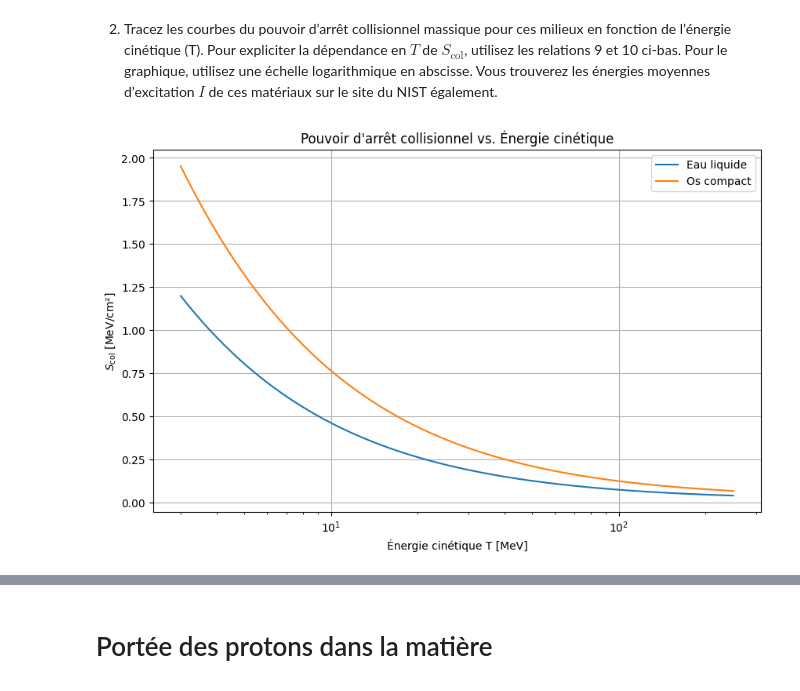
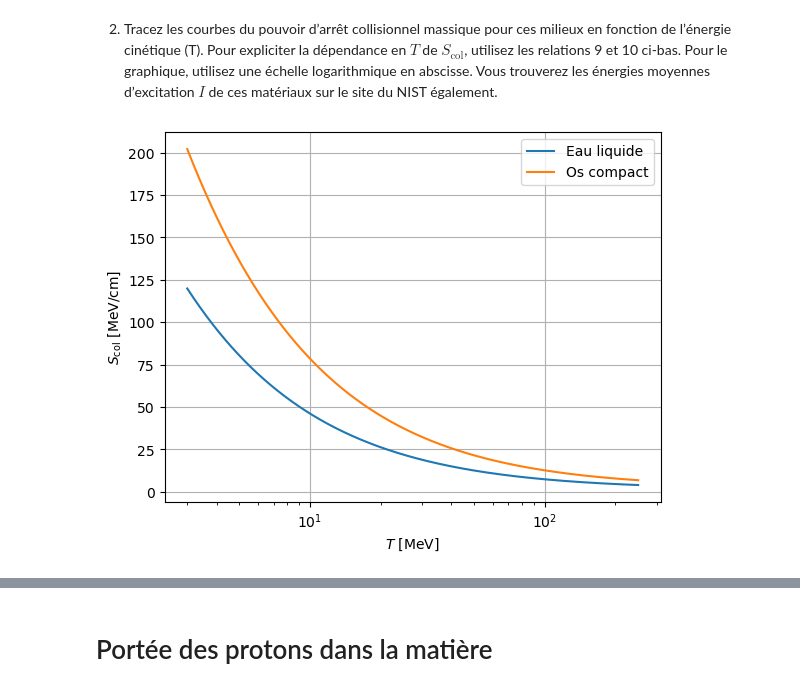
Before and after one commit to Antetokounpo/PhysNum-TP, a Jupyter notebook: tp1.ipynb, the cells around one changed output, grey strips where cells are left out. Drawn from its saved outputs; the diff is of its cells as text; code cells hidden in the pictures.

```diff
--- a/tp1.ipynb
+++ b/tp1.ipynb
@@ -15,12 +15,12 @@ def n_e(rho, Zs, As, ws):
     return rho / 1.660539066e-27 * sum([Z/A*w for Z, A, w in zip(Zs, As, ws)])
 
 # Eau liquide
-n_e_liquid_water = n_e(1.0, [1, 8], [1.0080, 15.999], [0.111894, 0.888106])
+n_e_liquid_water = n_e(1.0*1e3, [1, 8], [1.0080, 15.999], [0.111894, 0.888106])
 print(f"Eau liquide : {n_e_liquid_water} m^-3")
 
 # Os
 n_e_compact_bone = n_e(
-    1.85, [1, 6, 7, 8, 12, 15, 16, 20],
+    1.85*1e3, [1, 6, 7, 8, 12, 15, 16, 20],
     [1.008, 12.011, 14.007, 15.999, 24.305, 30.973762, 32.07, 40.08],
     [0.063984, 0.278000, 0.027000, 0.410016, 0.002000, 0.070000, 0.002000, 0.147000])
 print(f"Os compact : {n_e_compact_bone} m^-3")
@@ -33,65 +33,56 @@ l’énergie cinétique (T). Pour expliciter la dépendance en $T$ de $S_{\text{
 10 ci-bas. Pour le graphique, utilisez une échelle logarithmique en abscisse. Vous trouverez les
 énergies moyennes d’excitation $I$ de ces matériaux sur le site du NIST également.
 # %%
+import matplotlib.pyplot as plt
 import numpy as np
-import matplotlib.pyplot as plt
 
-# Constantes physiques en SI
-r_e = 2.8179403227e-15  # m
-m_e = 9.1093837139e-31  # kg
-m_p = 1.67262192595e-27  # kg
-c = 3e8  # m/s
-J_in_eV = 1.602176634e-19  # J/eV
+r_e = 2.8179403227e-15 # m
+m_e = 9.1093837139e-31 # kg
+m_p = 1.67262192595e-27 # kg
+c = 3e8 # m/s
+J_par_eV = 1.602176634e-19 # J/eV
+
 
 def gamma(T):
-    """Facteur relativiste γ"""
     return T / (m_p*c**2) + 1
 
 def beta_squared(T):
-    """β² calculé directement"""
-    g = gamma(T)
-    return (g**2 - 1) / g**2
+    return (gamma(T)**2 - 1) / gamma(T)**2
 
-def T_e_max(T):
-    """Énergie maximale transférable en J"""
-    g = gamma(T)
-    return 2 * m_e * c**2 * (g**2 - 1) / (1 + 2 * g * m_e/m_p + (m_e/m_p)**2)
+def T_e_max(T): # J
+    return 2 * m_e * c**2 * (gamma(T)**2 - 1) / (1 + 2 * gamma(T) * m_e/m_p + (m_e/m_p)**2)
 
-def S_col(T, n_e, I):
-    """Pouvoir d'arrêt collisionnel en J/m²"""
-    b2 = beta_squared(T)
-    g = gamma(T)
-
-    term1 = 2*np.pi * r_e**2 * m_e * c**2 * n_e / b2
-    term2 = np.log(2 * m_e * c**2 * b2 * g**2 * T_e_max(T) / I**2)
-    term3 = 2*b2
+def S_col(T, n_e, I): # [J/m]
+    term1 = 2*np.pi * r_e**2* m_e * c**2 * n_e / beta_squared(T)
+    term2 = np.log(2 * m_e * c**2 * beta_squared(T) * gamma(T)**2 * T_e_max(T) / I**2)
+    term3 = 2*beta_squared(T)
 
     return term1 * (term2 - term3)
 
-# Paramètres physiques
-n_e_water = 3.343e29  # électrons/m³
-n_e_bone = 5.906e29   # électrons/m³
-I_water = 75 * J_in_eV  # J
-I_bone = 106.4 * J_in_eV  # J
+I_water = 75*J_par_eV # J
+I_bone = 91.9*J_par_eV # J
 
-# Points d'énergie
-T_MeV = np.linspace(3, 250, 10000)  # MeV
-T_J = T_MeV * 1e6 * J_in_eV  # Conversion en Joules
+def S_col_water(T_MeV):
+    T = T_MeV * 1e6 * J_par_eV
+    S = S_col(T, n_e_liquid_water, I_water) # [J/m]
 
-# Calcul du pouvoir d'arrêt
-S_water = S_col(T_J, n_e_water, I_water) / J_in_eV * 1e-4 / 1e6  # MeV/cm²
-S_bone = S_col(T_J, n_e_bone, I_bone) / J_in_eV * 1e-4 / 1e6    # MeV/cm²
+    return S / J_par_eV / 1e6 / 1e2 # [MeV/cm]
 
-# Visualisation
-plt.figure(figsize=(10, 6))
-plt.plot(T_MeV, S_water, label="Eau liquide")
-plt.plot(T_MeV, S_bone, label="Os compact")
+def S_col_bone(T_MeV):
+    T = T_MeV * 1e6 * J_par_eV # J
+    S = S_col(T, n_e_compact_bone, I_bone) # [J/m]
+
+    return S / J_par_eV / 1e6 / 1e2 # [MeV/cm]
+
+kinetic_energy_mev = np.linspace(3, 250, 10000) # MeV
+
+plt.figure()
+plt.plot(kinetic_energy_mev, S_col_water(kinetic_energy_mev), label="Eau liquide")
+plt.plot(kinetic_energy_mev, S_col_bone(kinetic_energy_mev), label="Os compact")
 plt.xscale("log")
-plt.xlabel("Énergie cinétique T [MeV]")
-plt.ylabel("$S_{\\text{col}}$ [MeV/cm²]")
-plt.title("Pouvoir d'arrêt collisionnel vs. Énergie cinétique")
+plt.xlabel("$T$ [MeV]")
+plt.ylabel("$S_{\\text{col}}$ [MeV/cm]")
 plt.legend()
-plt.grid(True)
-plt.show()
+plt.grid()
 # %% [output]
-[figure, old version]
+[figure, new version]
```
Also changed, not shown: parts of 8 cells of this notebook.
